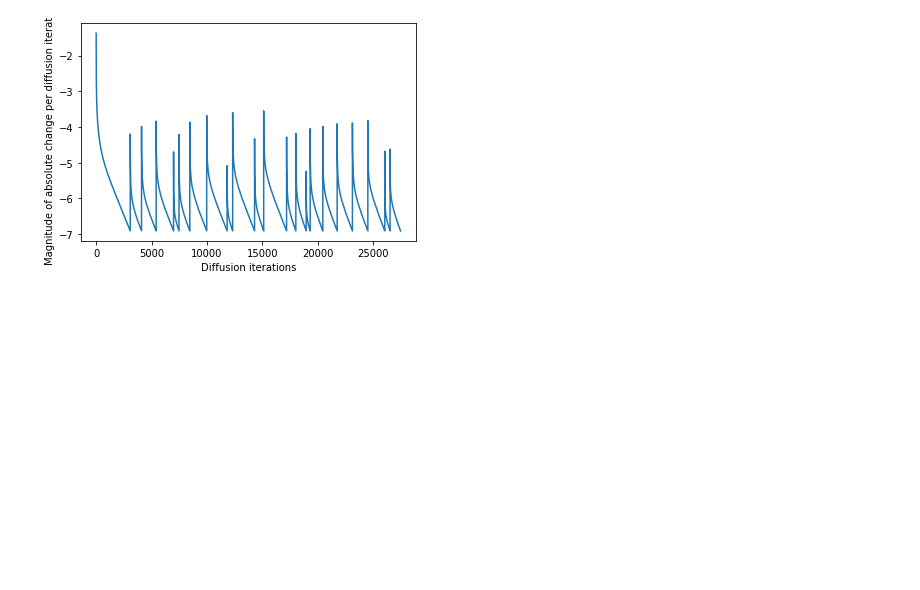
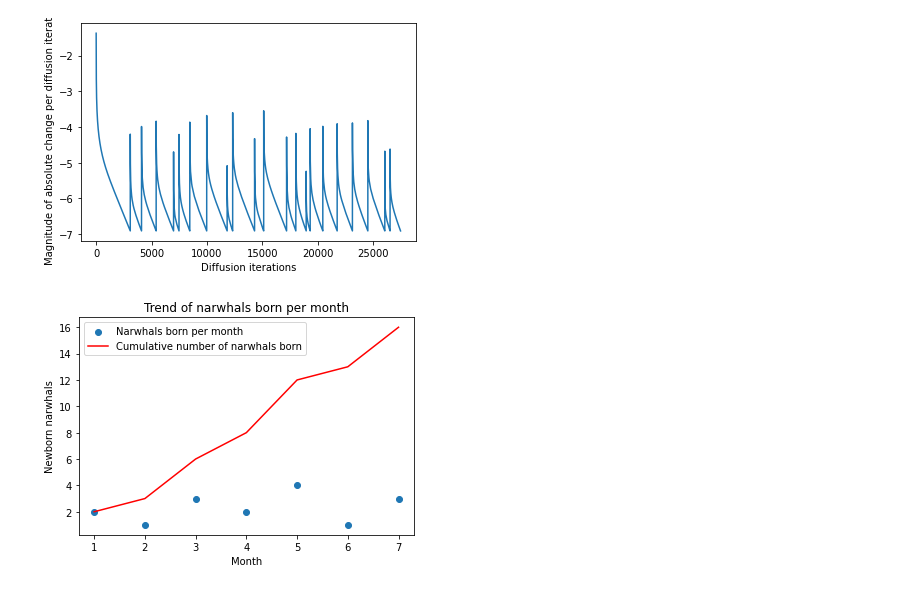
Before and after one commit to g-nilsson/spatial_discretizations_impact_on_simulations, a Jupyter notebook: DBM_cube.ipynb, the cells around one changed output. Saved outputs shown, nothing was run; the diff lists cells and outputs as text; code cells hidden in the pictures; blank space fills up the shorter version.

```diff
--- a/DBM_cube.ipynb
+++ b/DBM_cube.ipynb
@@ -462,3 +462,17 @@ prev_difference_per_conv = sim_instance.difference_per_conv[:]
 [figure]
 [figure]
 [figure]
+# %%
+data = [2,1,3,2,4,1,3]
+import matplotlib.pyplot as plt
+import numpy as np
+
+plt.scatter(range(1, len(data)+1), data, label='Narwhals born per month')
+plt.plot(range(1, len(data)+1), np.cumsum(data), color='red', label='Cumulative number of narwhals born')
+plt.title('Trend of narwhals born per month')
+plt.xlabel('Month')
+plt.ylabel('Newborn narwhals')
+plt.legend()
+plt.show()
+# %% [output]
+[figure, added]
```
Also changed, not shown: parts of 2 cells of this notebook, 1 other file.
